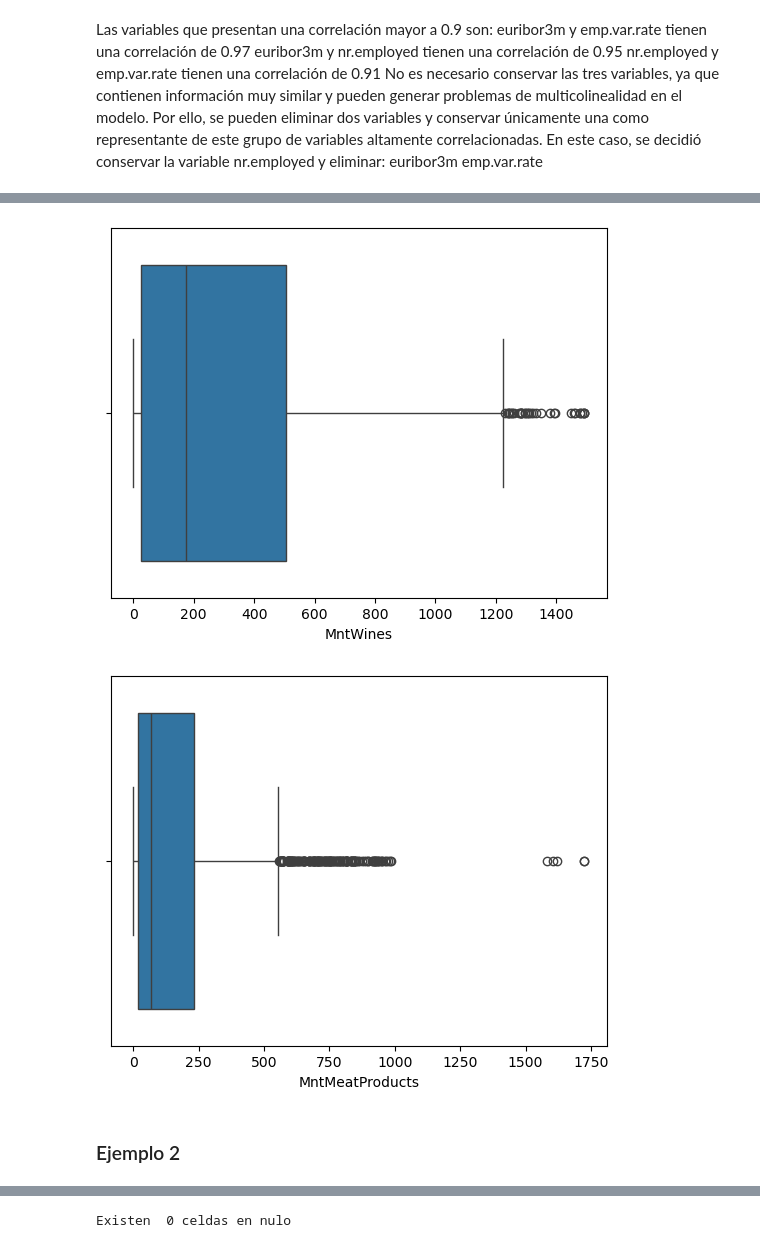
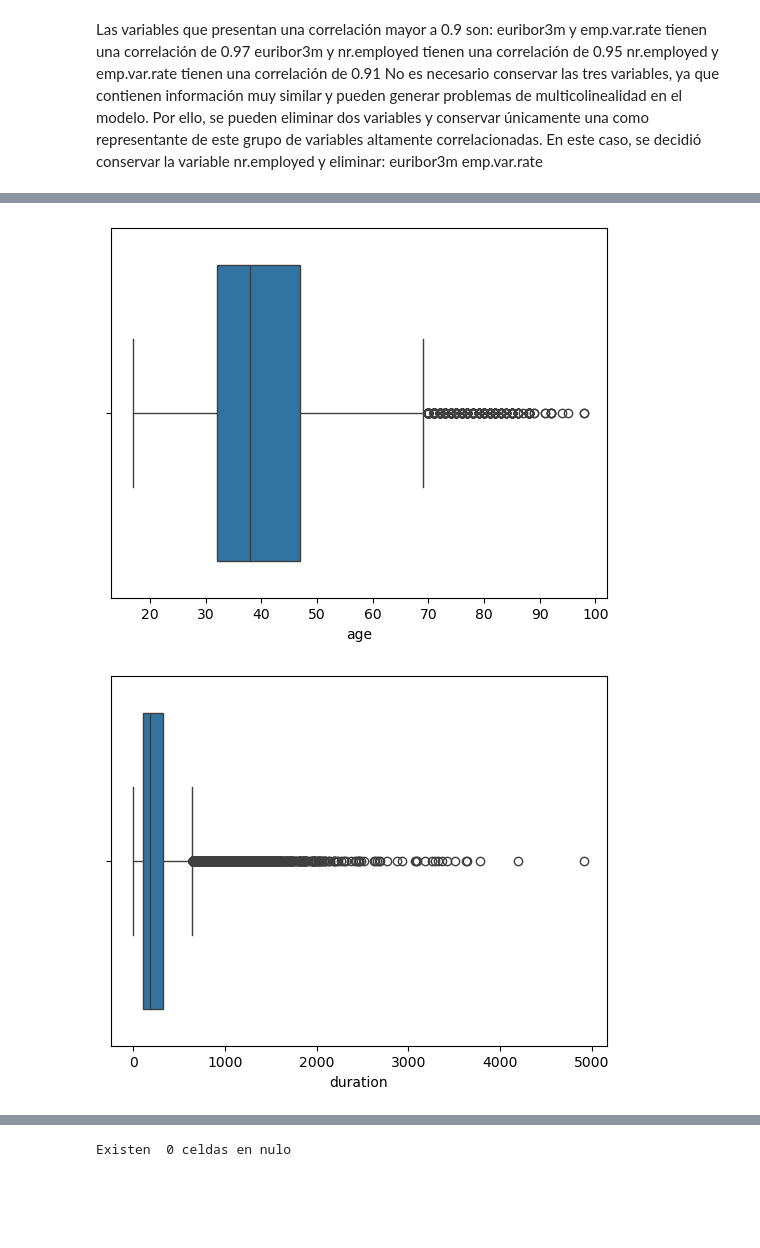
Before and after one commit to AI-YAZMIN-VILLEGAS/EBAC, a Jupyter notebook: Tareas/Tarea M41 -AD- YAZMIN VILLEGAS.ipynb, the cells around one changed output, grey strips where cells are left out. Saved outputs shown, nothing was run; the diff lists cells and outputs as text; code cells hidden in the pictures; blank space fills up the shorter version.

```diff
--- a/Tareas/Tarea M41 -AD- YAZMIN VILLEGAS.ipynb
+++ b/Tareas/Tarea M41 -AD- YAZMIN VILLEGAS.ipynb
@@ -186,0 +234,2 @@ emp.var.rate
+# %%
+df = df.drop(columns=['euribor3m','emp.var.rate'])
@@ -218,10 +314,8 @@ for i, column in enumerate(cols_num):
 # %%
-ax = sns.boxplot(x=df['MntWines'])
+ax = sns.boxplot(x=df['age'])
 # %% [output]
-[figure, old version]
+[figure, new version]
 # %%
-ax = sns.boxplot(x=df['MntMeatProducts'])
+ax = sns.boxplot(x=df['duration'])
 # %% [output]
-[figure, old version]
+[figure, new version]
-# %% [markdown]
-### Ejemplo 2
```
Also changed, not shown: parts of 75 cells of this notebook.
